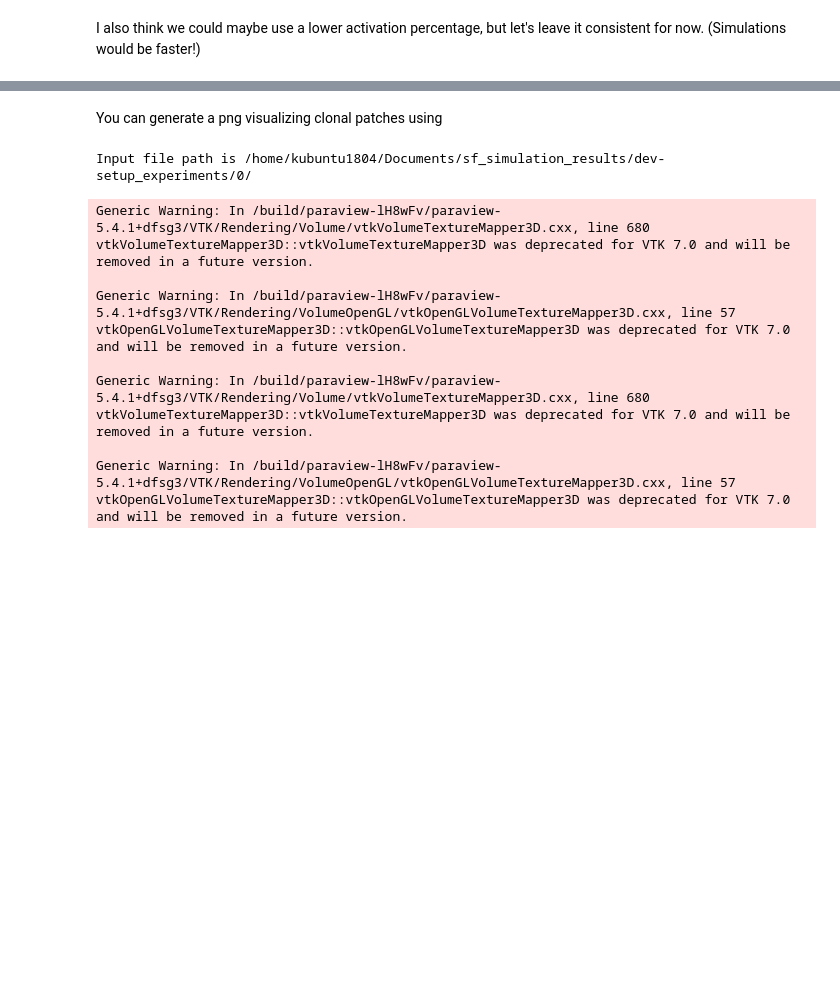
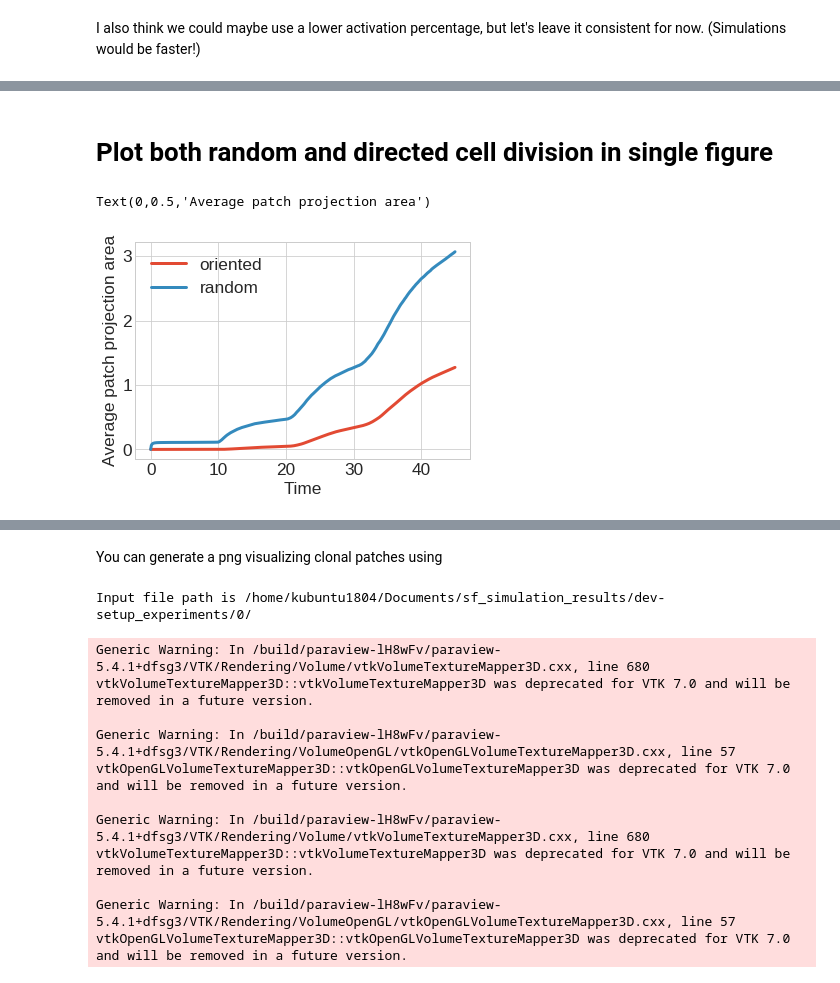
Before and after one commit to somathias/CartilageCBM, a Jupyter notebook: exp-effect_repulsion_and_orientation.ipynb, the cells around one changed output, grey strips where cells are left out. Saved outputs shown, nothing was run; the diff lists cells and outputs as text; code cells hidden in the pictures; blank space fills up the shorter version.

```diff
--- a/exp-effect_repulsion_and_orientation.ipynb
+++ b/exp-effect_repulsion_and_orientation.ipynb
@@ -202,0 +242,31 @@ plt.plot(times, ppa_av)
+# %% [markdown]
+# Plot both random and directed cell division in single figure
+# %%
+dir_directed = 'exp-effect_repulsion_and_orientation/20200311-120054/'
+dir_random = 'exp-effect_repulsion_and_orientation/20200311-130619/'
+
+# time steps are consistent across runs, so it's sufficient to load them from a single path
+times_d, coords_d = sm.read_in_data('/home/kubuntu1804/Documents/sf_simulation_results/'+dir_directed + '0/results_from_time_0/')
+
+ppa_av_d = np.zeros(times.shape)
+for seed in range(10):
+    ppa_av_d = ppa_av_d + np.loadtxt('/home/kubuntu1804/Documents/sf_simulation_results/'+dir_directed+str(seed)+'/results_from_time_0/metrics_results/data_patch_projection_area_av.txt', dtype=float)
+ppa_av_d = ppa_av_d /10
+
+# time steps are consistent across runs, so it's sufficient to load them from a single path
+times_r, coords_r = sm.read_in_data('/home/kubuntu1804/Documents/sf_simulation_results/'+dir_random + '0/results_from_time_0/')
+
+ppa_av_r = np.zeros(times.shape)
+for seed in range(10):
+    ppa_av_r = ppa_av_r + np.loadtxt('/home/kubuntu1804/Documents/sf_simulation_results/'+dir_random+str(seed)+'/results_from_time_0/metrics_results/data_patch_projection_area_av.txt', dtype=float)
+ppa_av_r = ppa_av_r /10
+
+
+plt.plot(times_d, ppa_av_d, label='oriented')
+plt.plot(times_r, ppa_av_r, label='random')
+plt.legend()
+plt.xlabel('Time')
+plt.ylabel('Average patch projection area')
+# %% [output]
+Text(0,0.5,'Average patch projection area')
+[figure, added]
```
Also changed, not shown: parts of 20 cells of this notebook.
